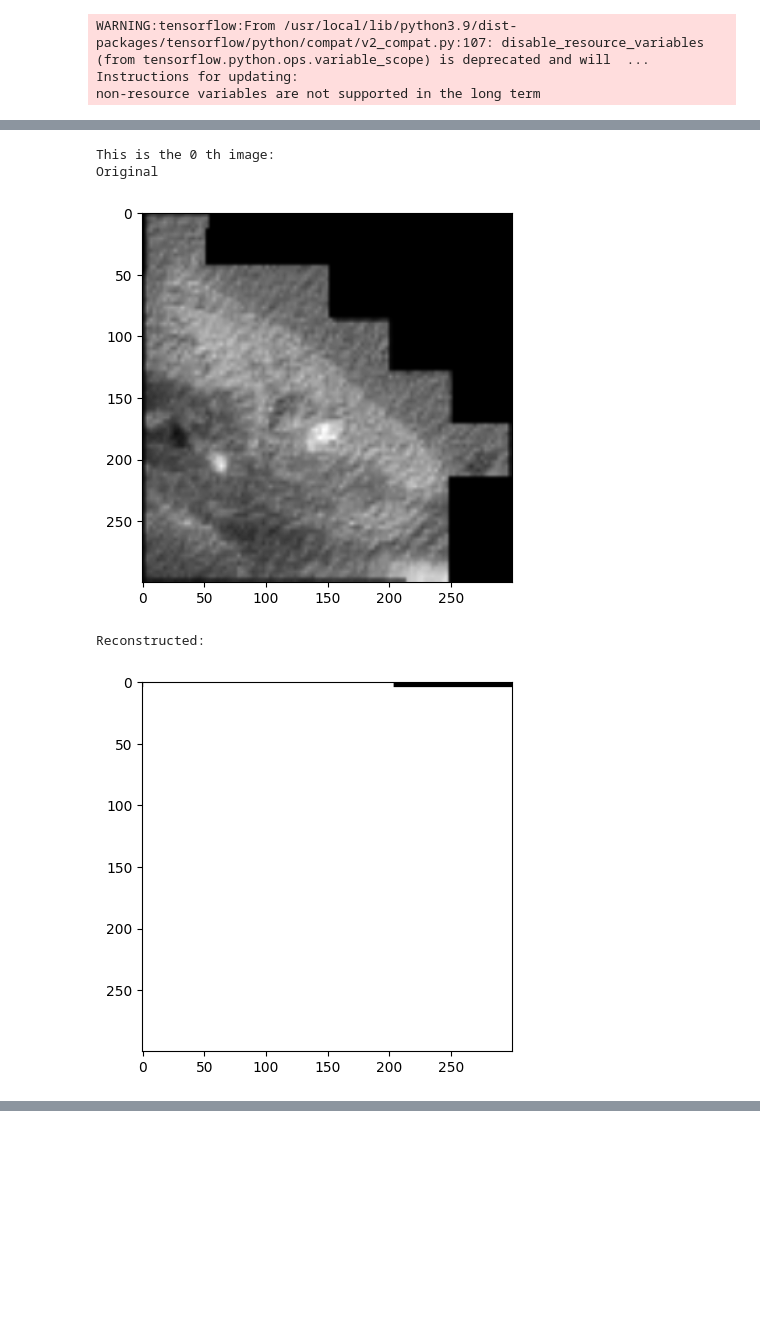
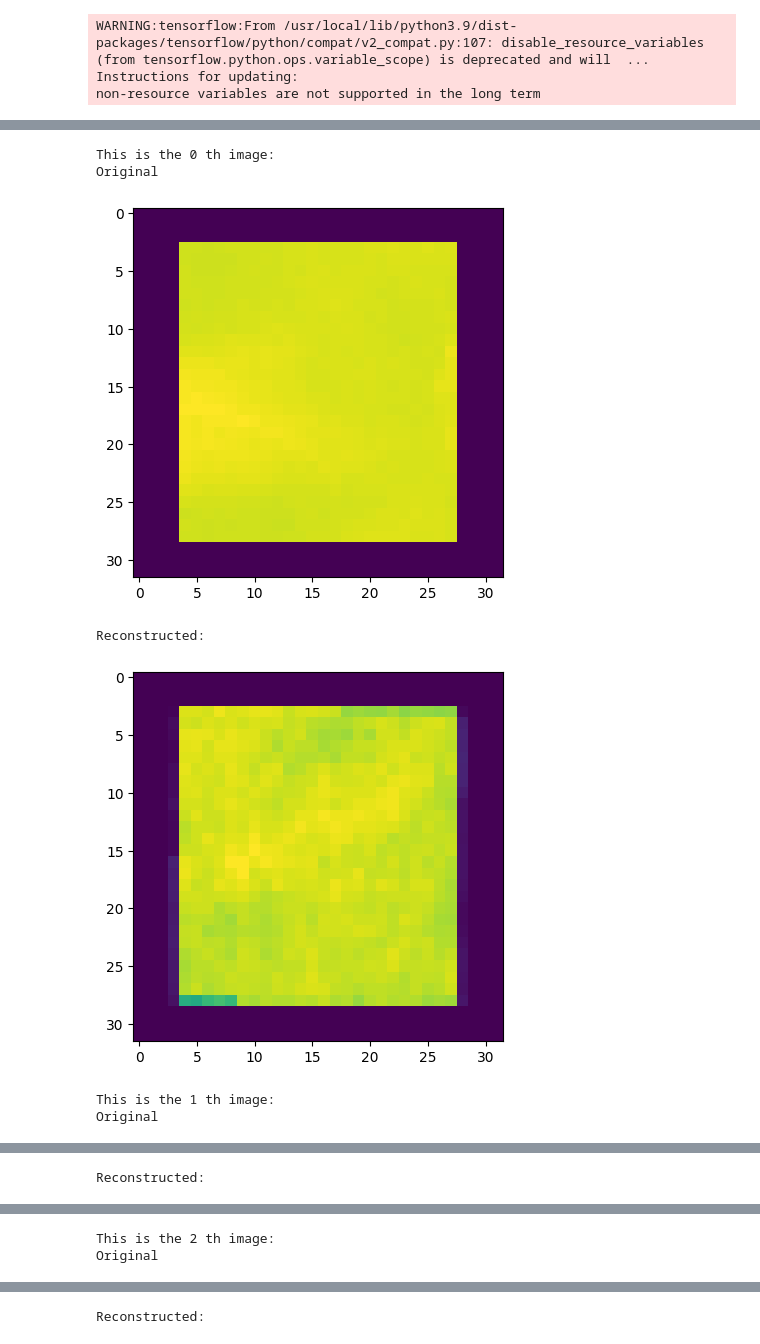
Before and after one commit to sachaRfd/Reef_Project, a Jupyter notebook: Basic Notebooks/basic_Reef_Run.ipynb, the cells around one changed output, grey strips where cells are left out. Cells and saved outputs as stored; diff of their text form; code cells hidden in the pictures; blank space fills up the shorter version.

```diff
--- a/Basic Notebooks/basic_Reef_Run.ipynb
+++ b/Basic Notebooks/basic_Reef_Run.ipynb
@@ -225,7 +226,8 @@ class RDAE(object):
         self.L = np.zeros(X.shape)
         self.S = np.zeros(X.shape)
 
-        mu = (X.size) / (4.0 * nplin.norm(X, 1))
+        mu = (X.size) / ((4.0 * nplin.norm(X, 1)))  # Add this to avoid division by 0
+        print("Mu is", mu)
         print("shrink parameter:", self.lambda_ / mu)
         LS0 = self.L + self.S
 
@@ -306,0 +287,26 @@ list_test.shape
+# %%
+import matplotlib.pyplot as plt
+
+list_test = []
+for i in range(104):
+    test_arr = np.load(f"/content/reef_data/Reef_{i}.npy", allow_pickle=True)
+    normalized_arr = (test_arr - test_arr.min()) / (test_arr.max() - test_arr.min()) # min-max normalization
+    # scaled_arr = (normalized_arr * 255).astype(np.uint8) # scaling between 0 and 255
+
+    # add padding of size 3 around the array
+    padded_arr = np.pad(normalized_arr, pad_width=3, mode='constant', constant_values=0)
+
+    # append the padded array to the list
+    list_test.append(padded_arr)
+
+list_test = np.array(list_test)
+
+# Change Nan Values to 0 or Black:
+list_test[np.isnan(list_test) == True] = 0
+print(sum(sum(np.isnan(list_test))))
+
+plt.imshow(list_test[1])
+
+list_test = list_test.reshape(104, (26+6)*(26+6)) # reshape the arrays to include the padding
+print(list_test.shape)
+print(list_test[0])
@@ -308,8 +319,8 @@ list_test.shape
 import tensorflow as tf
 
 with tf.compat.v1.Session() as sess:
-    rae = RDAE(sess=sess, lambda_=20000, layers_sizes=[300*300, 400])
-    L, S = rae.fit(list_test, sess=sess, learning_rate=0.01, batch_size=50, inner_iteration=40,
-                   iteration=4, verbose=True)
+    rae = RDAE(sess=sess, lambda_=2000, layers_sizes=[32*32, 400, 100])
+    L, S = rae.fit(list_test, sess=sess, learning_rate=.01, batch_size=10, inner_iteration=100,
+                   iteration=5, verbose=True)
     recon_rae = rae.getRecon(list_test, sess=sess)
 # %% [output]
@@ -326,19 +344,21 @@ KeyboardInterrupt: ignored
 # %%
 import matplotlib.pyplot as plt
 
-for i in range(1):
-  orig = list_test[i].reshape(300, 300)
-  recon = recon_rae[i].reshape(300, 300)
+for i in range(3):
+  orig = list_test[i].reshape(32, 32)
+  recon = recon_rae[i].reshape(32, 32)
   print(f"This is the {i} th image:")
   print("Original")
-  plt.imshow(orig, cmap = 'gray')
+  plt.imshow(orig)
   plt.show()
   print("Reconstructed:")
-  plt.imshow(recon, cmap = 'gray')
+  plt.imshow(recon)
   plt.show()
 # %% [output]
 This is the 0 th image:
 Original
-[figure, old version]
+[figure, new version]
 Reconstructed:
-[figure, old version]
+[figure, new version]
+This is the 1 th image:
+Original
@@ -344,0 +366 @@ Reconstructed:
+Reconstructed:
@@ -344,0 +368,2 @@ Reconstructed:
+This is the 2 th image:
+Original
@@ -344,0 +371 @@ Reconstructed:
+Reconstructed:
```
Also changed, not shown: parts of 10 cells of this notebook.
